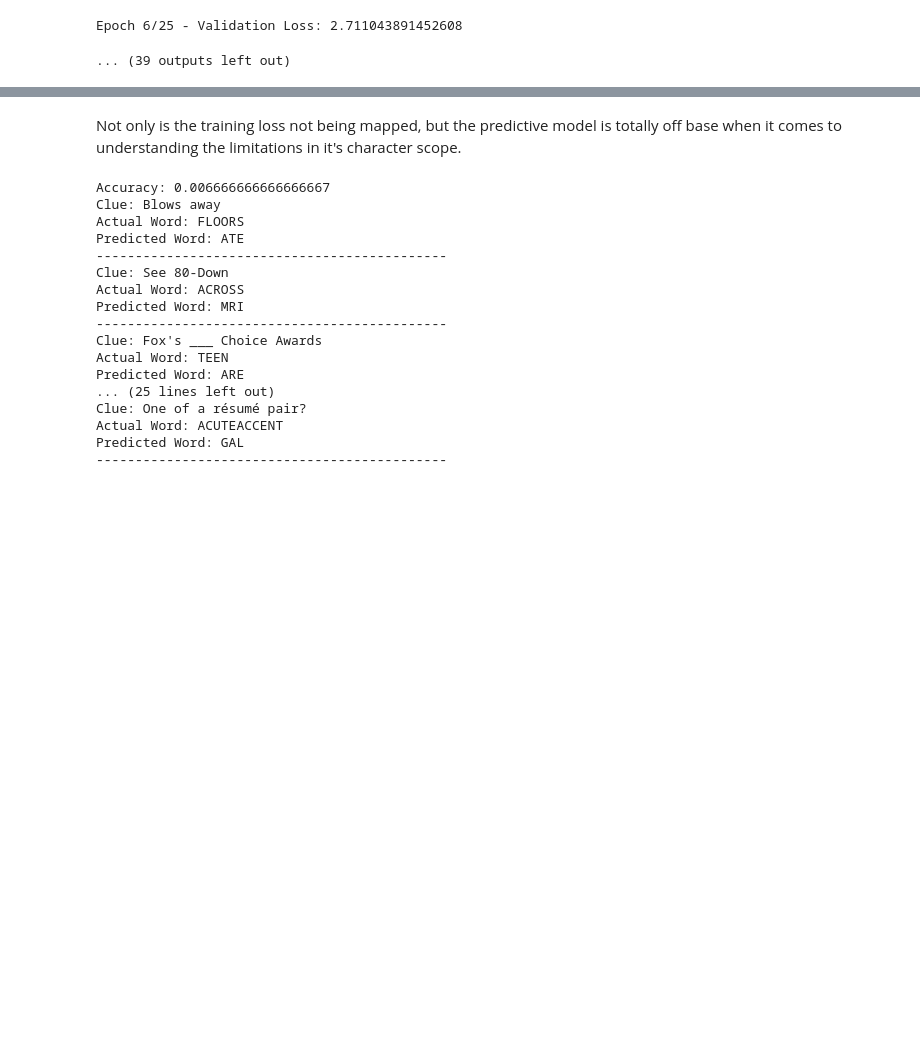
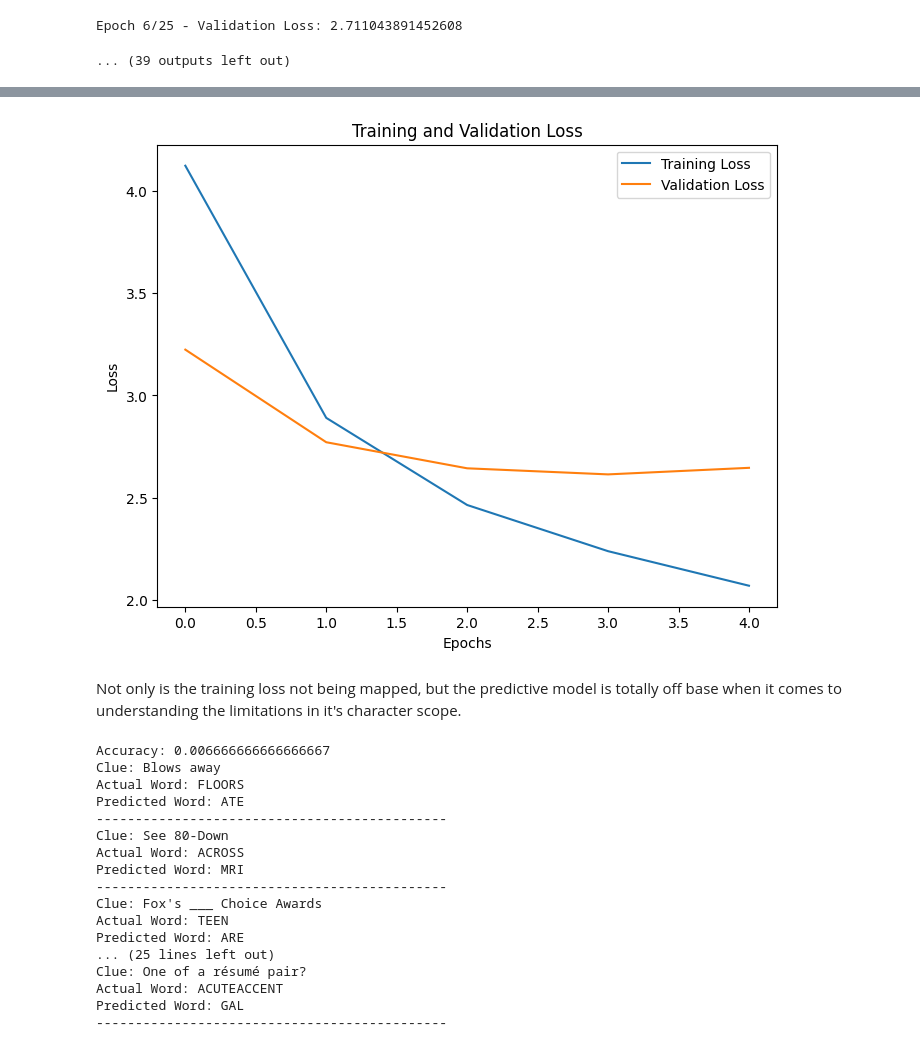
Before and after one commit to PGLavergne/NYTCrosswordPredicter, a Jupyter notebook: Project_Part_III.ipynb, the cells around one changed output, grey strips where cells are left out. Cells and saved outputs as stored; diff of their text form; code cells hidden in the pictures; blank space fills up the shorter version.

```diff
--- a/Project_Part_III.ipynb
+++ b/Project_Part_III.ipynb
@@ -123,3 +123,89 @@ Epoch 5/25 - Validation Loss: 2.6783557619367326
 Epoch 6/25 - Training Loss: 1.9170122286852669
 Epoch 6/25 - Validation Loss: 2.711043891452608
 ... (39 outputs left out)
+# %%
+from transformers import GPT2LMHeadModel, GPT2Tokenizer, TextDataset, DataCollatorForLanguageModeling
+from torch.utils.data import DataLoader, random_split
+from tqdm.auto import tqdm
+import torch
+import matplotlib.pyplot as plt
+import pandas as pd
+
+# Load your dataset
+url = 'https://raw.githubusercontent.com/PGLavergne/NYTCrosswordPredicter/main/nytcrosswords.csv'
+dataSet = pd.read_csv(url, encoding='latin-1')
+dataSet_partial = pd.read_csv(url, encoding='latin-1', nrows=3000)
+
+# Initialize tokenizer and model
+tokenizer = GPT2Tokenizer.from_pretrained('gpt2')
+tokenizer.pad_token = tokenizer.eos_token
+model = GPT2LMHeadModel.from_pretrained('gpt2')
+
+# Save a subset of the dataset to a text file
+dataSet_partial.to_csv('dataSet_partial.txt', sep='\t', index=False)
+file_path = 'dataSet_partial.txt'
+dataset = TextDataset(tokenizer=tokenizer, file_path=file_path, block_size=128)
+
+data_collator = DataCollatorForLanguageModeling(tokenizer=tokenizer, mlm=False)
+
+train_batch_size = 20
+val_batch_size = 4
+epochs = 5
+learning_rate = 5e-5
+
+# Split dataset into train and validation sets
+train_size = int(0.8 * len(dataset))
+val_size = len(dataset) - train_size
+train_dataset, val_dataset = random_split(dataset, [train_size, val_size])
+
+# Create loaders for train and validation sets
+train_loader = DataLoader(train_dataset, batch_size=train_batch_size, shuffle=True)
+val_loader = DataLoader(val_dataset, batch_size=val_batch_size)
+
+optimizer = torch.optim.AdamW(model.parameters(), lr=learning_rate)
+train_losses = []
+val_losses = []
+
+device = torch.device("cuda" if torch.cuda.is_available() else "cpu")
+model.to(device)
+model.train()
+
+for epoch in range(epochs):
+    total_loss = 0
+    for batch in tqdm(train_loader, desc=f"Epoch {epoch + 1}/{epochs}"):
+        batch = batch.to(device)
+        outputs = model(input_ids=batch, labels=batch)
+        loss = outputs.loss
+        loss.backward()
+        optimizer.step()
+        optimizer.zero_grad()
+        total_loss += loss.item()
+
+    train_loss = total_loss / len(train_loader)
+    train_losses.append(train_loss)
+    print(f"Epoch {epoch + 1}/{epochs} - Training Loss: {train_loss}")
+
+    # Validation loop
+    model.eval()
+    val_epoch_losses = []
+    with torch.no_grad():
+        for val_batch in tqdm(val_loader, desc=f"Validation - Epoch {epoch + 1}/{epochs}"):
+            val_batch = val_batch.to(device)
+            val_outputs = model(input_ids=val_batch, labels=val_batch)
+            val_loss = val_outputs.loss
+            val_epoch_losses.append(val_loss.item())
+
+    avg_val_loss = sum(val_epoch_losses) / len(val_epoch_losses)
+    val_losses.append(avg_val_loss)
+    print(f"Epoch {epoch + 1}/{epochs} - Validation Loss: {avg_val_loss}")
+
+# Plotting training and validation losses
+plt.figure(figsize=(8, 6))
+plt.plot(train_losses, label='Training Loss')
+plt.plot(val_losses, label='Validation Loss')
+plt.xlabel('Epochs')
+plt.ylabel('Loss')
+plt.title('Training and Validation Loss')
+plt.legend()
+plt.show()
+# %% [output]
@@ -126,3 +222,4 @@ Epoch 6/25 - Validation Loss: 2.711043891452608
+[figure, added]
 # %% [markdown]
 Not only is the training loss not being mapped, but the predictive model is totally off base when it comes to understanding the limitations in it's character scope.
 # %%
```
Also changed, not shown: parts of 2 cells of this notebook.
